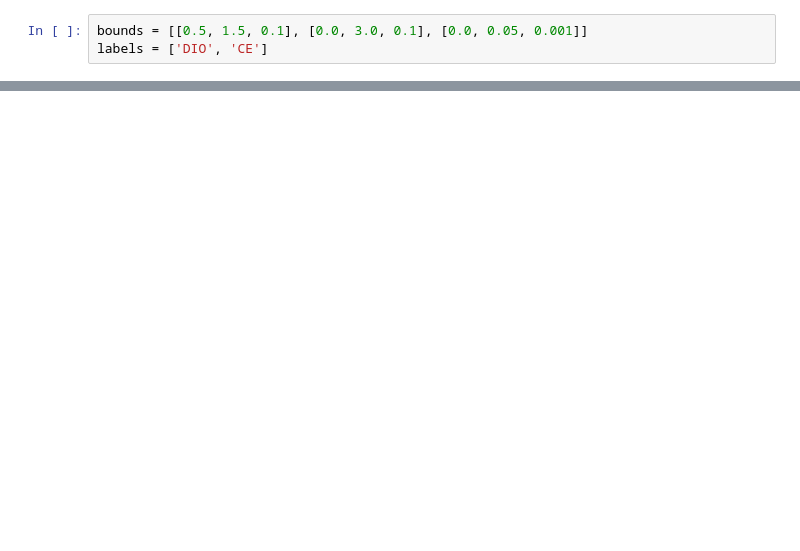
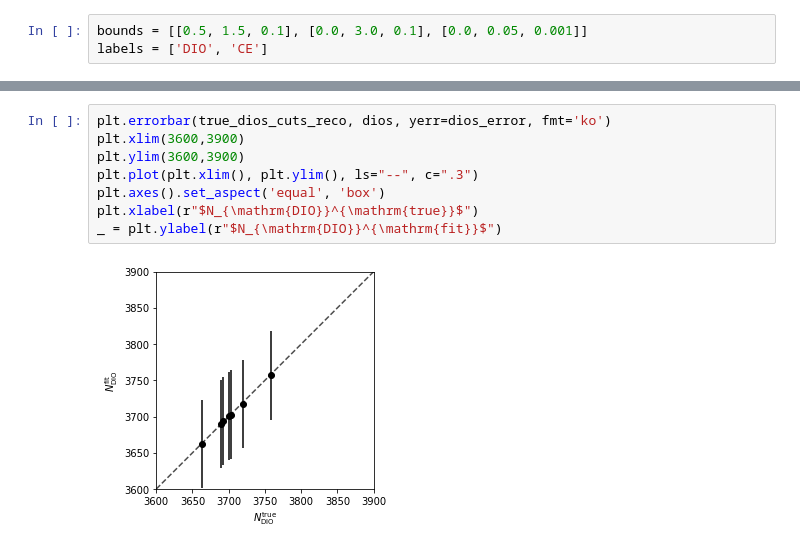
Before and after one commit to soleti/mdc2018, a Jupyter notebook: pyhf.ipynb, the cells around one changed output, grey strips where cells are left out. Cells and saved outputs as stored; diff of their text form; blank space fills up the shorter version.

```diff
--- a/pyhf.ipynb
+++ b/pyhf.ipynb
@@ -268,0 +201,10 @@ interactive(children=(FloatSlider(value=1.0, description='lumi', max=1.5, min=0.
+# %%
+plt.errorbar(true_dios_cuts_reco, dios, yerr=dios_error, fmt='ko')
+plt.xlim(3600,3900)
+plt.ylim(3600,3900)
+plt.plot(plt.xlim(), plt.ylim(), ls="--", c=".3")
+plt.axes().set_aspect('equal', 'box')
+plt.xlabel(r"$N_{\mathrm{DIO}}^{\mathrm{true}}$")
+_ = plt.ylabel(r"$N_{\mathrm{DIO}}^{\mathrm{fit}}$")
+# %% [output]
+[figure, added]
```
Also changed, not shown: parts of 15 cells of this notebook, 2 other files.
